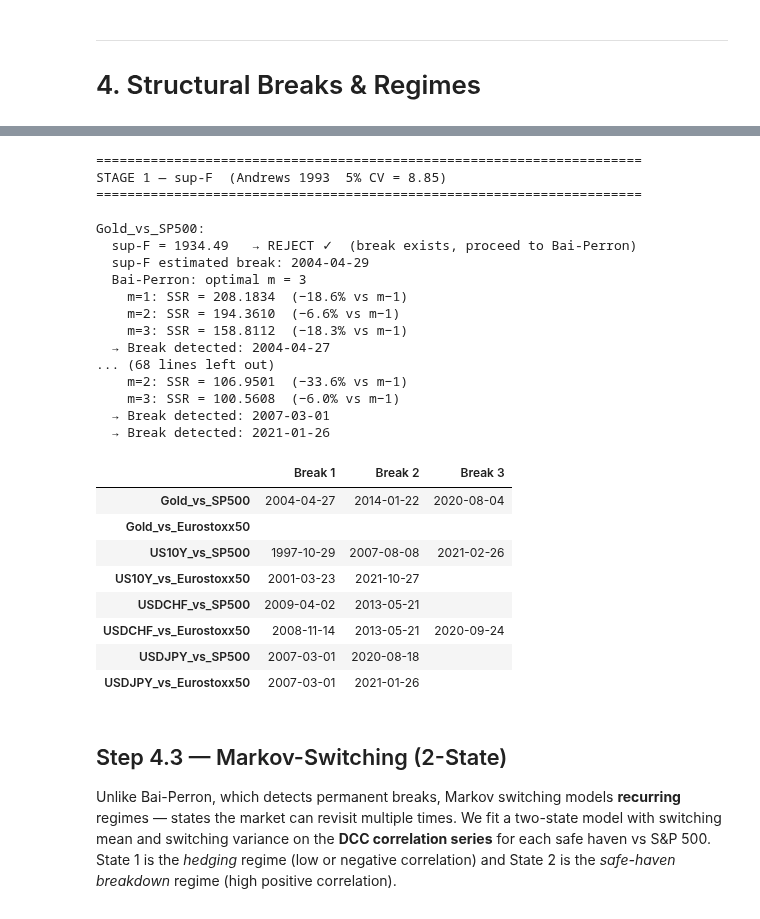
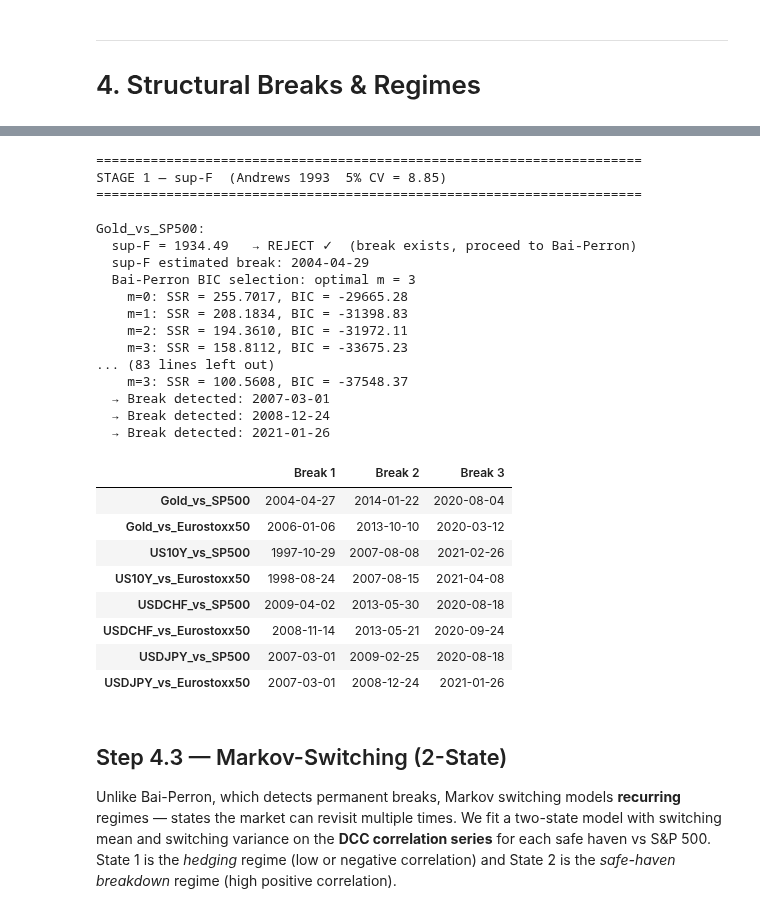
Before and after one commit to yvdri/EMiF-project-2, a Jupyter notebook: project_emif/notebook_Aymen_v2.ipynb, the cells around one changed output, grey strips where cells are left out. Saved outputs shown, nothing was run; the diff lists cells and outputs as text; code cells hidden in the pictures.

Commit message:
Replace 15% SSR heuristic with BIC for Bai-Perron break selection

```diff
--- a/project_emif/notebook_Aymen_v2.ipynb
+++ b/project_emif/notebook_Aymen_v2.ipynb
@@ -828,6 +864,18 @@ number in advance.
 # point. Instead we use cumulative sums so every split is evaluated in O(1):
 #   SSR(y[:t]) = Σy² - (Σy)²/t
 # All split points are evaluated simultaneously with no Python loop.
+def select_m_bic(ssr_by_m, T, m_max=3):
+    """
+    Bai-Perron BIC selection.
+    BIC(m) = T * log(SSR(m) / T) + (m + 1) * log(T)
+    where (m+1) is the number of segment means estimated.
+    Returns the m in {0, 1, ..., m_max} that minimizes BIC.
+    """
+    bic = {m: T * np.log(ssr_by_m[m] / T) + (m + 1) * np.log(T)
+           for m in range(m_max + 1)}
+    optimal_m = min(bic, key=bic.get)
+    return optimal_m, bic
+
 def supF_test(series, trim=TRIM):
     y   = series.dropna().values
     T   = len(y)
@@ -909,61 +957,57 @@ for key in PAIRS:
             ssr_by_m[m]  = total_ssr(bkps_m)
             bkps_by_m[m] = bkps_m[:-1]   # drop sentinel
 
-        # Sequential selection: keep adding breaks while SSR drops > 15%
-        optimal_m = 0
-        for m in [1, 2, 3]:
-            reduction = (ssr_by_m[m-1] - ssr_by_m[m]) / ssr_by_m[m-1]
-            if reduction > 0.15:
-                optimal_m = m
+        # BIC-based selection (Bai-Perron standard)
+        T_eff = len(y_bp)
+        optimal_m, bic_by_m = select_m_bic(ssr_by_m, T_eff, m_max=3)
 
         break_dates = [idx_[b] for b in bkps_by_m.get(optimal_m, [])]
         bp_results[key] = {'optimal_m': optimal_m, 'break_dates': break_dates,
-                           'ssr_by_m': ssr_by_m}
+                           'ssr_by_m': ssr_by_m, 'bic_by_m': bic_by_m}
 
-        print(f"  Bai-Perron: optimal m = {optimal_m}")
-        for m in range(1, 4):
-            red = (ssr_by_m[m-1] - ssr_by_m[m]) / ssr_by_m[m-1] * 100
-            print(f"    m={m}: SSR = {ssr_by_m[m]:.4f}  (−{red:.1f}% vs m−1)")
+        print(f"  Bai-Perron BIC selection: optimal m = {optimal_m}")
+        for m in range(4):
+            print(f"    m={m}: SSR = {ssr_by_m[m]:.4f}, BIC = {bic_by_m[m]:.2f}")
         for d in break_dates:
             print(f"  → Break detected: {d.date()}")
     else:
         bp_results[key] = {'optimal_m': 0, 'break_dates': [], 'ssr_by_m': {}}
 
 # Save
 bp_table = pd.DataFrame({
     k: [str(d.date()) for d in v['break_dates']] +
        [''] * (3 - len(v['break_dates']))
     for k, v in bp_results.items()
 }, index=['Break 1', 'Break 2', 'Break 3']).T
 bp_table.to_csv('outputs/tables/bai_perron_breaks.csv')
 display(bp_table)
 # %% [output]
 ======================================================================
 STAGE 1 — sup-F  (Andrews 1993  5% CV = 8.85)
 ======================================================================
 
 Gold_vs_SP500:
   sup-F = 1934.49   → REJECT ✓  (break exists, proceed to Bai-Perron)
   sup-F estimated break: 2004-04-29
-  Bai-Perron: optimal m = 3
-    m=1: SSR = 208.1834  (−18.6% vs m−1)
-    m=2: SSR = 194.3610  (−6.6% vs m−1)
-    m=3: SSR = 158.8112  (−18.3% vs m−1)
-  → Break detected: 2004-04-27
-... (68 lines left out)
-    m=2: SSR = 106.9501  (−33.6% vs m−1)
-    m=3: SSR = 100.5608  (−6.0% vs m−1)
+  Bai-Perron BIC selection: optimal m = 3
+    m=0: SSR = 255.7017, BIC = -29665.28
+    m=1: SSR = 208.1834, BIC = -31398.83
+    m=2: SSR = 194.3610, BIC = -31972.11
+    m=3: SSR = 158.8112, BIC = -33675.23
+... (83 lines left out)
+    m=3: SSR = 100.5608, BIC = -37548.37
   → Break detected: 2007-03-01
+  → Break detected: 2008-12-24
   → Break detected: 2021-01-26
 |  | Break 1 | Break 2 | Break 3 |
 | Gold_vs_SP500 | 2004-04-27 | 2014-01-22 | 2020-08-04 |
-| Gold_vs_Eurostoxx50 |  |  |  |
+| Gold_vs_Eurostoxx50 | 2006-01-06 | 2013-10-10 | 2020-03-12 |
 | US10Y_vs_SP500 | 1997-10-29 | 2007-08-08 | 2021-02-26 |
-| US10Y_vs_Eurostoxx50 | 2001-03-23 | 2021-10-27 |  |
-| USDCHF_vs_SP500 | 2009-04-02 | 2013-05-21 |  |
+| US10Y_vs_Eurostoxx50 | 1998-08-24 | 2007-08-15 | 2021-04-08 |
+| USDCHF_vs_SP500 | 2009-04-02 | 2013-05-30 | 2020-08-18 |
 | USDCHF_vs_Eurostoxx50 | 2008-11-14 | 2013-05-21 | 2020-09-24 |
-| USDJPY_vs_SP500 | 2007-03-01 | 2020-08-18 |  |
-| USDJPY_vs_Eurostoxx50 | 2007-03-01 | 2021-01-26 |  |
+| USDJPY_vs_SP500 | 2007-03-01 | 2009-02-25 | 2020-08-18 |
+| USDJPY_vs_Eurostoxx50 | 2007-03-01 | 2008-12-24 | 2021-01-26 |
 # %% [markdown]
 ## Step 4.3 — Markov-Switching (2-State)
 
```
Also changed, not shown: parts of 3 cells of this notebook.
